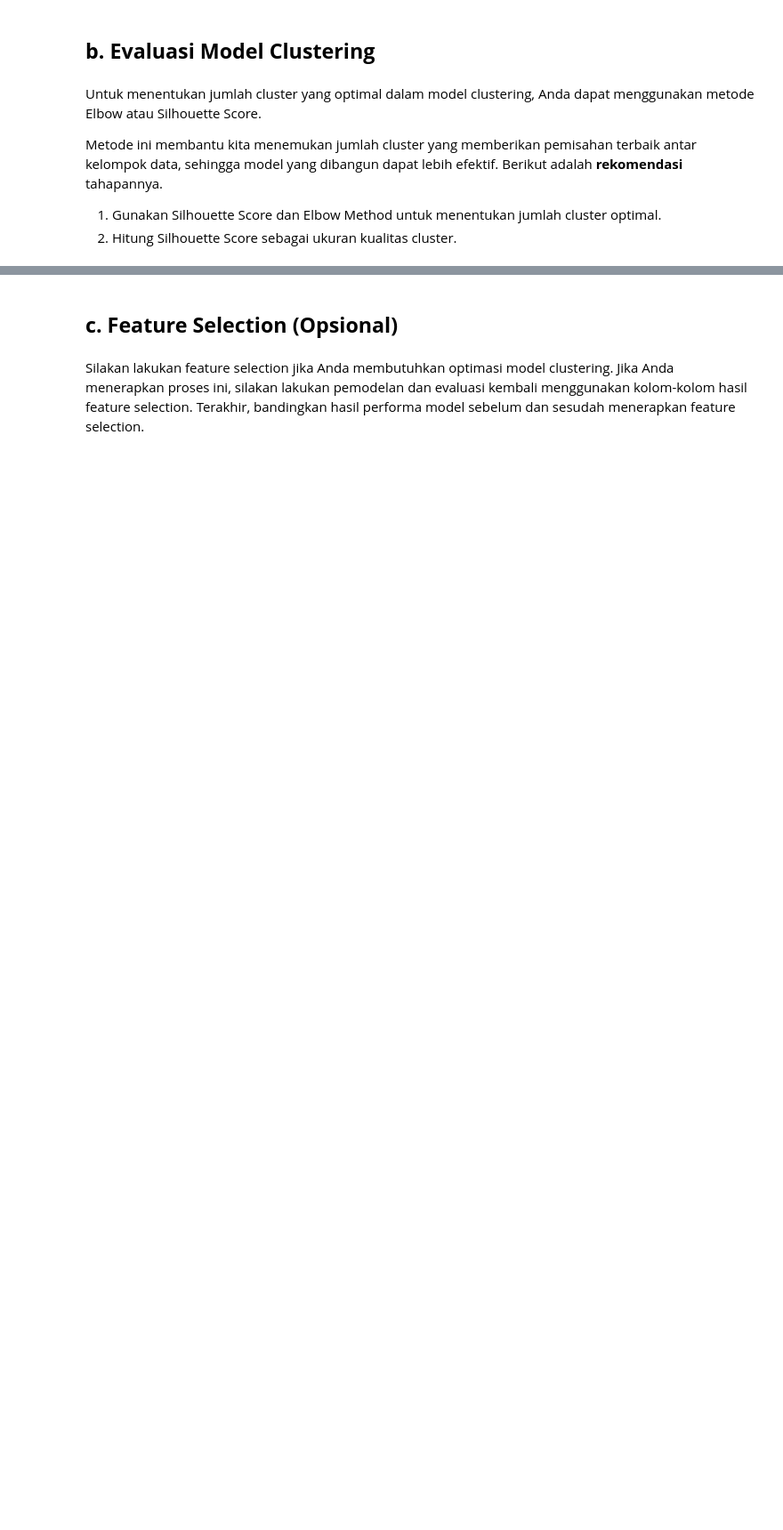
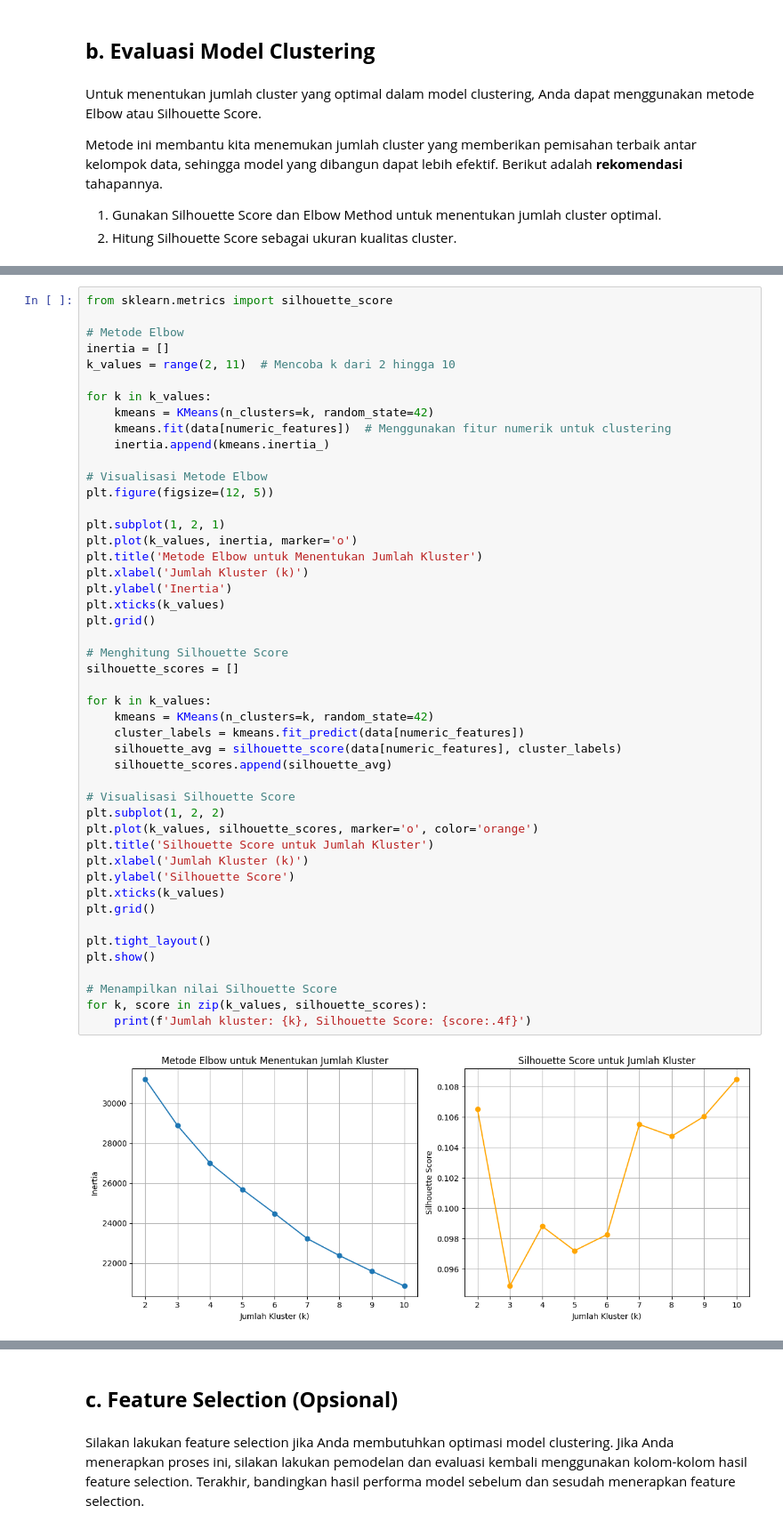
Before and after one commit to ZidanAlfarizaPutraPratama/MembangunProyekMachineLearning, a Jupyter notebook: notebooks/[Clustering]_Submission_Akhir_BMLP_Zidannnapp.ipynb, the cells around one changed output, grey strips where cells are left out. Shown at 89% size. Cells and saved outputs as stored; diff of their text form; blank space fills up the shorter version.

```diff
--- a/notebooks/[Clustering]_Submission_Akhir_BMLP_Zidannnapp.ipynb
+++ b/notebooks/[Clustering]_Submission_Akhir_BMLP_Zidannnapp.ipynb
@@ -359,0 +386,49 @@ Index(['symbol', 'account', 'type', '2020', '2021', '2022', '2023'], dtype='obje
+# %%
+from sklearn.metrics import silhouette_score
+
+# Metode Elbow
+inertia = []
+k_values = range(2, 11)  # Mencoba k dari 2 hingga 10
+
+for k in k_values:
+    kmeans = KMeans(n_clusters=k, random_state=42)
+    kmeans.fit(data[numeric_features])  # Menggunakan fitur numerik untuk clustering
+    inertia.append(kmeans.inertia_)
+
+# Visualisasi Metode Elbow
+plt.figure(figsize=(12, 5))
+
+plt.subplot(1, 2, 1)
+plt.plot(k_values, inertia, marker='o')
+plt.title('Metode Elbow untuk Menentukan Jumlah Kluster')
+plt.xlabel('Jumlah Kluster (k)')
+plt.ylabel('Inertia')
+plt.xticks(k_values)
+plt.grid()
+
+# Menghitung Silhouette Score
+silhouette_scores = []
+
+for k in k_values:
+    kmeans = KMeans(n_clusters=k, random_state=42)
+    cluster_labels = kmeans.fit_predict(data[numeric_features])
+    silhouette_avg = silhouette_score(data[numeric_features], cluster_labels)
+    silhouette_scores.append(silhouette_avg)
+
+# Visualisasi Silhouette Score
+plt.subplot(1, 2, 2)
+plt.plot(k_values, silhouette_scores, marker='o', color='orange')
+plt.title('Silhouette Score untuk Jumlah Kluster')
+plt.xlabel('Jumlah Kluster (k)')
+plt.ylabel('Silhouette Score')
+plt.xticks(k_values)
+plt.grid()
+
+plt.tight_layout()
+plt.show()
+
+# Menampilkan nilai Silhouette Score
+for k, score in zip(k_values, silhouette_scores):
+    print(f'Jumlah kluster: {k}, Silhouette Score: {score:.4f}')
+# %% [output]
+[figure, added]
```
Also changed, not shown: parts of 21 cells of this notebook, 9 other files.
